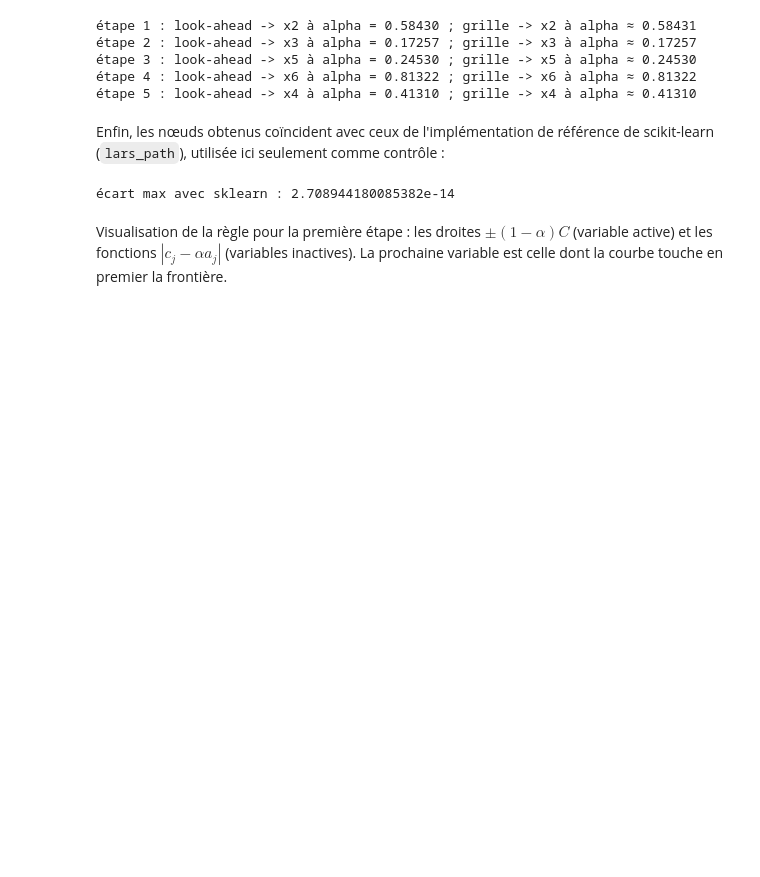
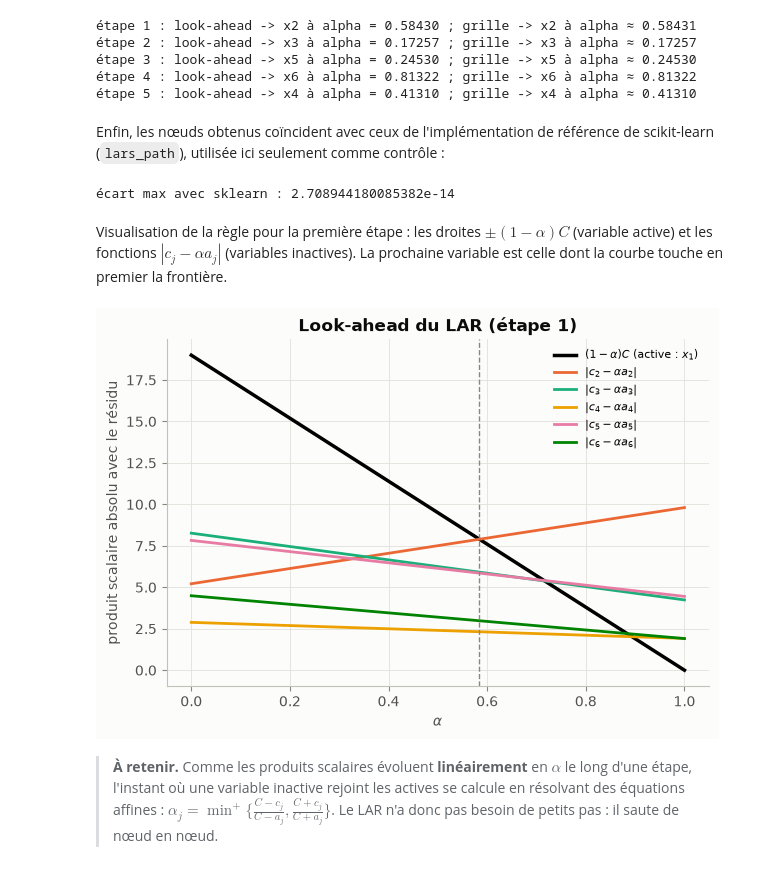
Before and after one commit to gwils28/Elements_of_Statistical_Learning__ByTheBook, a Jupyter notebook: notebooks/ch03_regression_lineaire/ch03_exercices_21-25.ipynb, the cells around one changed output. Saved outputs shown, nothing was run; the diff lists cells and outputs as text; code cells hidden in the pictures; blank space fills up the shorter version.

Commit message:
Ex. 3.25 : figure
- Ex. 3.25 : figure
- Ex. 3.25 : bilan
- Exécution complète de ch03_exercices_21-25

```diff
--- a/notebooks/ch03_regression_lineaire/ch03_exercices_21-25.ipynb
+++ b/notebooks/ch03_regression_lineaire/ch03_exercices_21-25.ipynb
@@ -656,3 +656,28 @@ print("écart max avec sklearn :", np.abs(sk_coefs - path["coefs"]).max())
 Visualisation de la règle pour la première étape : les droites $\pm(1-\alpha)C$ (variable
 active) et les fonctions $|c_j-\alpha a_j|$ (variables inactives). La prochaine variable est
 celle dont la courbe touche en premier la frontière.
+# %%
+c = X_lar.T @ y_lar
+j0 = int(np.argmax(np.abs(c)))
+C = abs(c[j0])
+u = X_lar[:, [j0]] @ np.linalg.lstsq(X_lar[:, [j0]], y_lar, rcond=None)[0]
+a = X_lar.T @ u
+al = np.linspace(0, 1, 400)
+fig, ax = plt.subplots()
+ax.plot(al, (1 - al) * C, color="k", lw=2.5, label=fr"$(1-\alpha)C$ (active : $x_{j0 + 1}$)")
+for j in range(p):
+    if j != j0:
+        ax.plot(al, np.abs(c[j] - al * a[j]), color=COLORS[j], label=fr"$|c_{j + 1}-\alpha a_{j + 1}|$")
+ax.axvline(path["alphas"][0], color=GRAY, ls="--", lw=1)
+ax.set_xlabel(r"$\alpha$")
+ax.set_ylabel("produit scalaire absolu avec le résidu")
+ax.set_title("Look-ahead du LAR (étape 1)")
+ax.legend(fontsize=8)
+plt.show()
+# %% [output]
+[figure, added]
+# %% [markdown]
+> **À retenir.** Comme les produits scalaires évoluent **linéairement** en $\alpha$ le long
+> d'une étape, l'instant où une variable inactive rejoint les actives se calcule en résolvant
+> des équations affines : $\alpha_j=\min^+\{\frac{C-c_j}{C-a_j},\frac{C+c_j}{C+a_j}\}$. Le LAR
+> n'a donc pas besoin de petits pas : il saute de nœud en nœud.
```
